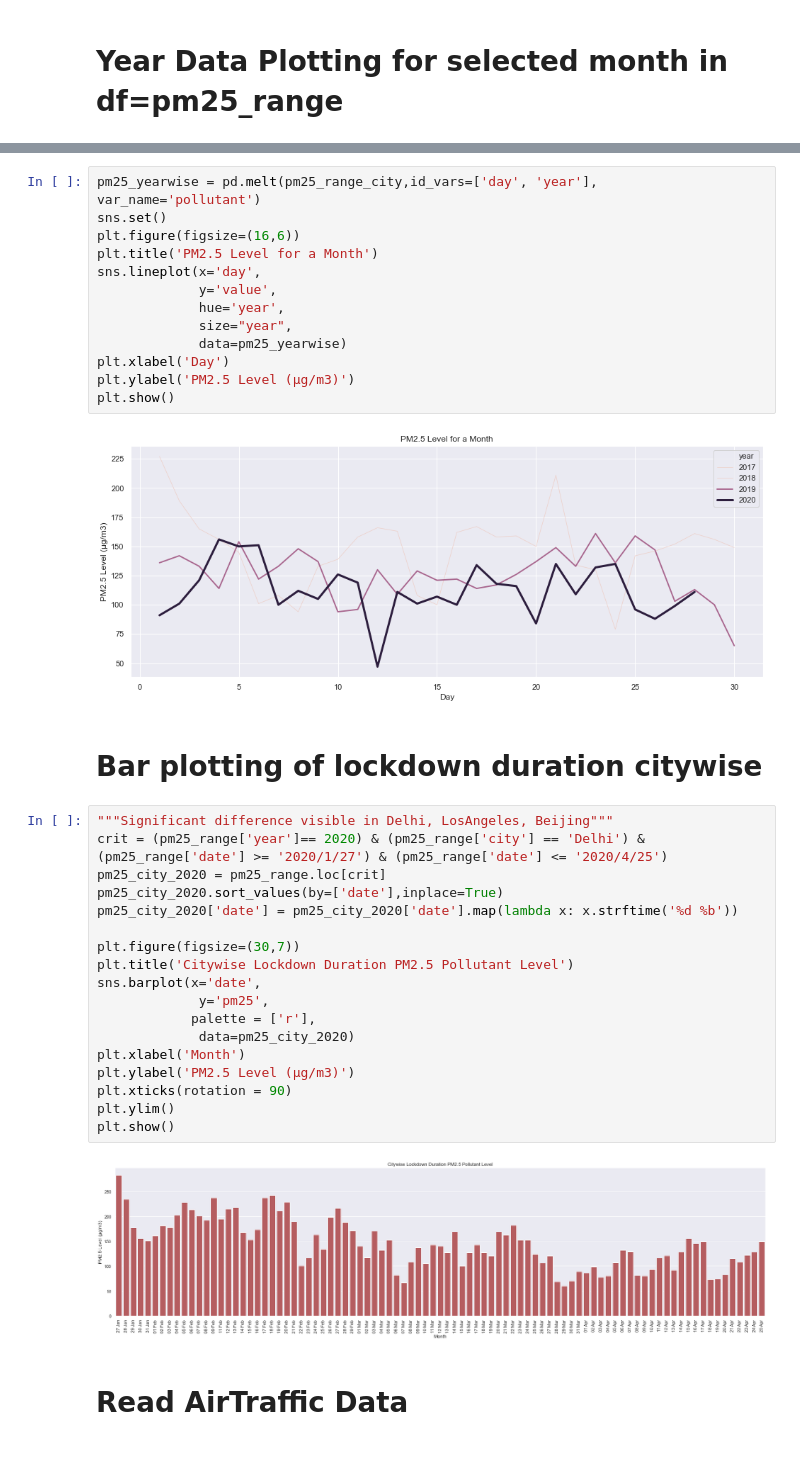
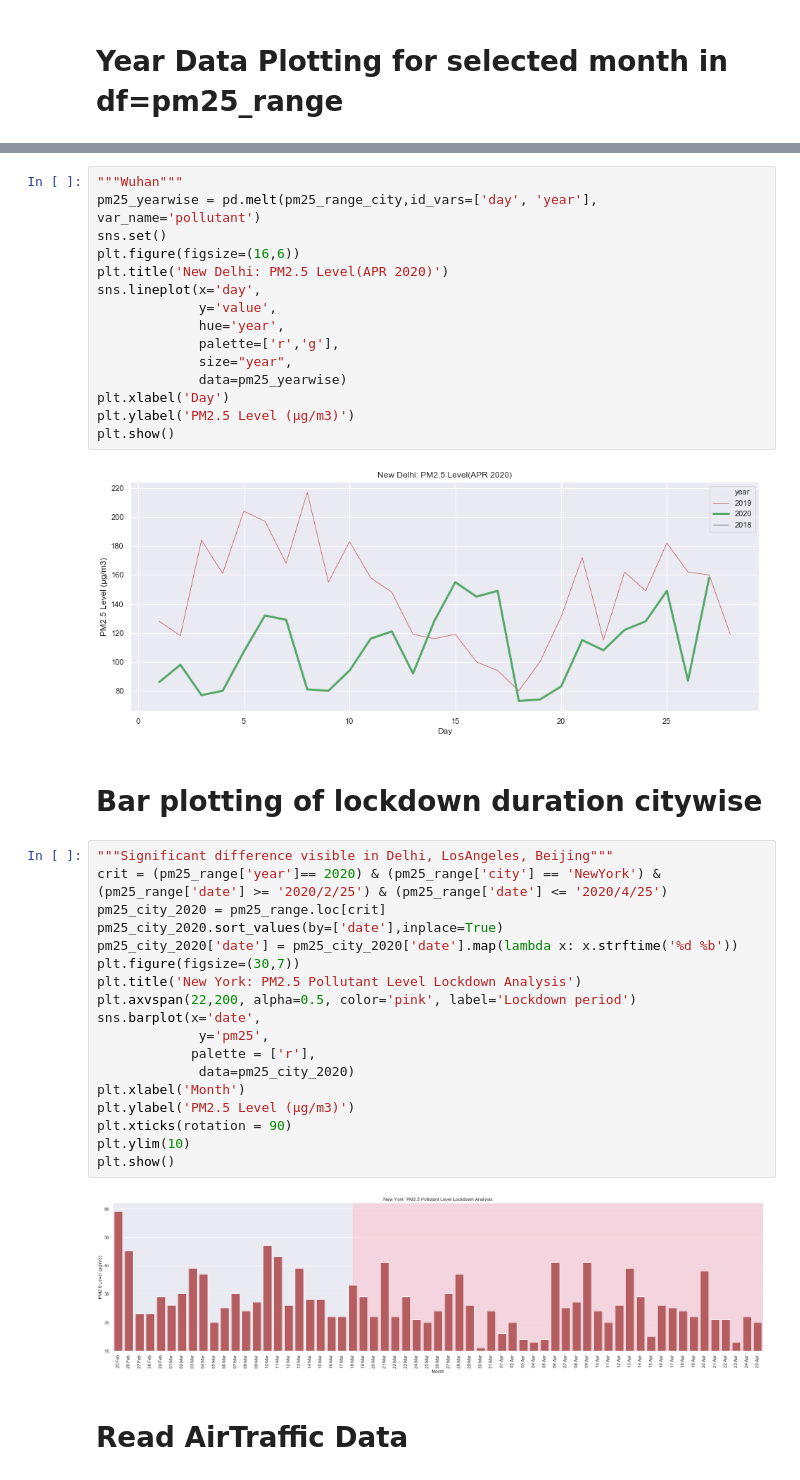
Before and after one commit to poojakataria/CMPE256_FinalProject_COVID19Analysis, a Jupyter notebook: Covid19PositiveAnalysis.ipynb, the cells around one changed output, grey strips where cells are left out. Saved outputs shown, nothing was run; the diff lists cells and outputs as text.

```diff
--- a/Covid19PositiveAnalysis.ipynb
+++ b/Covid19PositiveAnalysis.ipynb
@@ -213,40 +219,42 @@ pm25_range_city.head()
 # %%
+"""Wuhan"""
 pm25_yearwise = pd.melt(pm25_range_city,id_vars=['day', 'year'], var_name='pollutant')
 sns.set()
 plt.figure(figsize=(16,6))
-plt.title('PM2.5 Level for a Month')
+plt.title('New Delhi: PM2.5 Level(APR 2020)')
 sns.lineplot(x='day',
              y='value',
              hue='year',
+             palette=['r','g'],
              size="year",
              data=pm25_yearwise)
 plt.xlabel('Day')
 plt.ylabel('PM2.5 Level (µg/m3)')
 plt.show()
 # %% [output]
-[figure, old version]
+[figure, new version]
 # %% [markdown]
 # Bar plotting of lockdown duration citywise
 # %%
 """Significant difference visible in Delhi, LosAngeles, Beijing"""
-crit = (pm25_range['year']== 2020) & (pm25_range['city'] == 'Delhi') & (pm25_range['date'] >= '2020/1/27') & (pm25_range['date'] <= '2020/4/25')
+crit = (pm25_range['year']== 2020) & (pm25_range['city'] == 'NewYork') & (pm25_range['date'] >= '2020/2/25') & (pm25_range['date'] <= '2020/4/25')
 pm25_city_2020 = pm25_range.loc[crit]
 pm25_city_2020.sort_values(by=['date'],inplace=True)
 pm25_city_2020['date'] = pm25_city_2020['date'].map(lambda x: x.strftime('%d %b'))
-
 plt.figure(figsize=(30,7))
-plt.title('Citywise Lockdown Duration PM2.5 Pollutant Level')
+plt.title('New York: PM2.5 Pollutant Level Lockdown Analysis')
+plt.axvspan(22,200, alpha=0.5, color='pink', label='Lockdown period')
 sns.barplot(x='date',
              y='pm25',
             palette = ['r'],
              data=pm25_city_2020)
 plt.xlabel('Month')
 plt.ylabel('PM2.5 Level (µg/m3)')
 plt.xticks(rotation = 90)
-plt.ylim()
+plt.ylim(10)
 plt.show()
 # %% [output]
-[figure, old version]
+[figure, new version]
 # %% [markdown]
 # Read AirTraffic Data
 # %%
```
Also changed, not shown: parts of 14 cells of this notebook.
